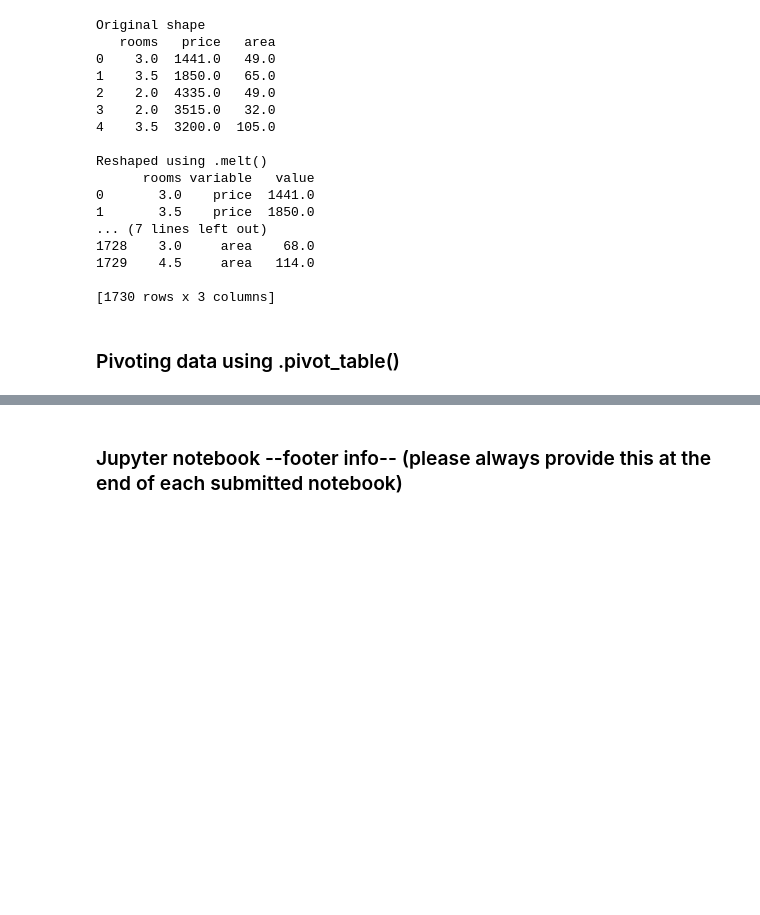
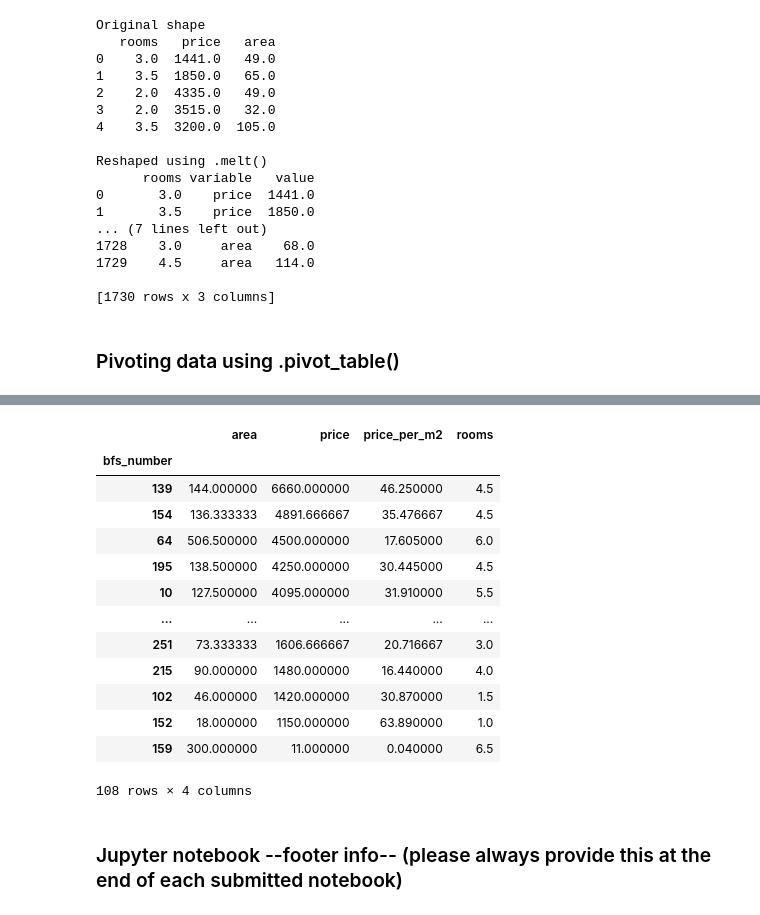
Before and after one commit to DiegoGlez28/data_analytics_zhaw, a Jupyter notebook: Week_03/combining_and_organizing_data.ipynb, the cells around one changed output, grey strips where cells are left out. Saved outputs shown, nothing was run; the diff lists cells and outputs as text; code cells hidden in the pictures; blank space fills up the shorter version.

```diff
--- a/Week_03/combining_and_organizing_data.ipynb
+++ b/Week_03/combining_and_organizing_data.ipynb
@@ -302,3 +373,23 @@ pd.pivot_table(df3[['rooms', 'price', 'area']],
+# %%
+pd.pivot_table(df4[['bfs_number', 'rooms', 'area', 'price', 'price_per_m2']],
+               index=['bfs_number'],
+               values=['bfs_number', 'rooms', 'area', 'price', 'price_per_m2'],
+               aggfunc= (np.mean)).sort_values(by=['price', 'area'],ascending=False)
+# %% [output]
+|  | area | price | price_per_m2 | rooms |
+| bfs_number |  |  |  |  |
+| 139 | 144.000000 | 6660.000000 | 46.250000 | 4.5 |
+| 154 | 136.333333 | 4891.666667 | 35.476667 | 4.5 |
+| 64 | 506.500000 | 4500.000000 | 17.605000 | 6.0 |
+| 195 | 138.500000 | 4250.000000 | 30.445000 | 4.5 |
+| 10 | 127.500000 | 4095.000000 | 31.910000 | 5.5 |
+| ... | ... | ... | ... | ... |
+| 251 | 73.333333 | 1606.666667 | 20.716667 | 3.0 |
+| 215 | 90.000000 | 1480.000000 | 16.440000 | 4.0 |
+| 102 | 46.000000 | 1420.000000 | 30.870000 | 1.5 |
+| 152 | 18.000000 | 1150.000000 | 63.890000 | 1.0 |
+| 159 | 300.000000 | 11.000000 | 0.040000 | 6.5 |
+108 rows × 4 columns
 # %% [markdown]
 ### Jupyter notebook --footer info-- (please always provide this at the end of each submitted notebook)
 # %%
```
Also changed, not shown: parts of 11 cells of this notebook, 5 other files.
